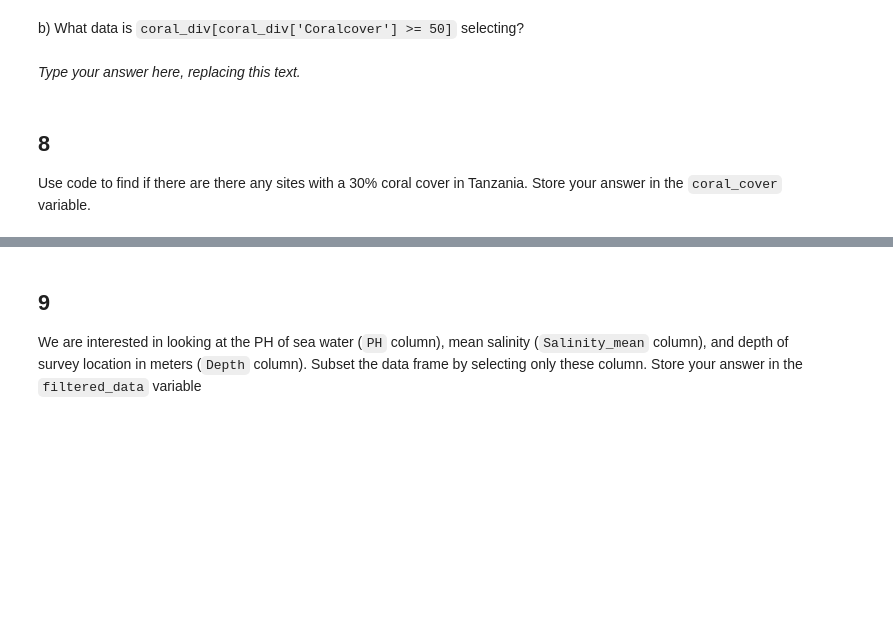
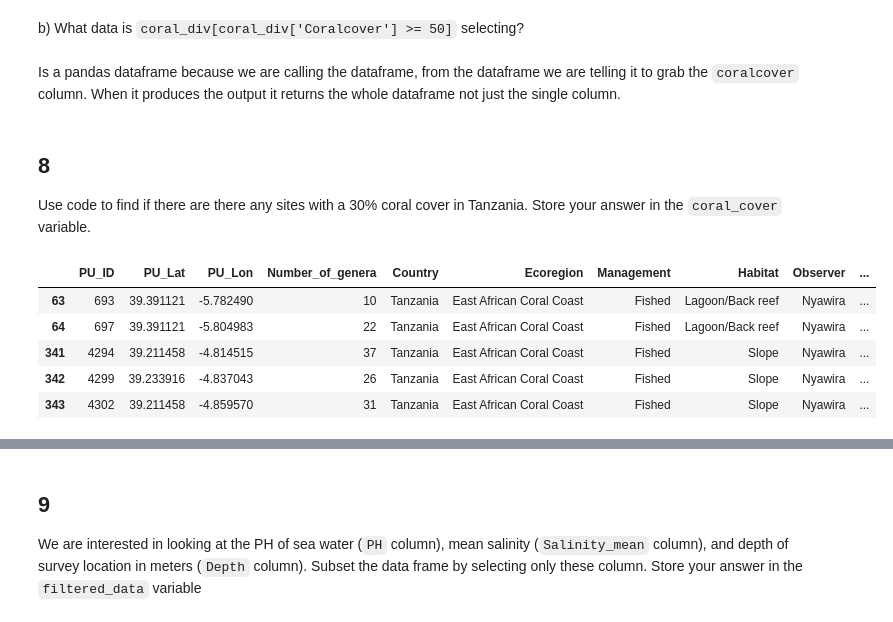
Before and after one commit to marietolteca00/eds220-hwk1, a Jupyter notebook: task2/hwk1-task2-corals.ipynb, the cells around one changed output, grey strips where cells are left out. Cells and saved outputs as stored; diff of their text form; code cells hidden in the pictures; blank space fills up the shorter version.

```diff
--- a/task2/hwk1-task2-corals.ipynb
+++ b/task2/hwk1-task2-corals.ipynb
@@ -92,6 +93,10 @@ q3_c results: All test cases passed!
 d. display the first 8 rows with all the column names. For this one, you will need to udpate a `pandas` option (HINT: check the first discussion section). Store your answer in the `first_8_rows` variable.
 # %%
 #d
+# To remove the three dots inbetween the columns
+pd.set_option("display.max.columns", None)
+
+
 first_8_rows = coral_div.head(8)
 # %%
 # View the dataframe
@@ -182,8 +196,8 @@ _Type your answer here, replacing this text._
 <!-- BEGIN QUESTION -->
 
 b) What data is `coral_div[coral_div['Coralcover'] >= 50]` selecting?
-# %% [markdown]
-_Type your answer here, replacing this text._
+# %% [markdown]
+Is a pandas dataframe because we are calling the dataframe, from the dataframe we are telling it to grab the `coralcover` column. When it produces the output it returns the whole dataframe not just the single column.
 # %% [markdown]
 <!-- END QUESTION -->
 
@@ -195,5 +207,14 @@ coral_cover = ...
+# %%
+coral_cover = coral_div[(coral_div['Coralcover'] == 30) & (coral_div['Country'] == 'Tanzania')]
 # %%
 # View the dataframe
-coral_cover
+coral_cover.head()
+# %% [output]
+|  | PU_ID | PU_Lat | PU_Lon | Number_of_genera | Country | Ecoregion | Management | Habitat | Observer | ... |
+| 63 | 693 | 39.391121 | -5.782490 | 10 | Tanzania | East African Coral Coast | Fished | Lagoon/Back reef | Nyawira | ... |
+| 64 | 697 | 39.391121 | -5.804983 | 22 | Tanzania | East African Coral Coast | Fished | Lagoon/Back reef | Nyawira | ... |
+| 341 | 4294 | 39.211458 | -4.814515 | 37 | Tanzania | East African Coral Coast | Fished | Slope | Nyawira | ... |
+| 342 | 4299 | 39.233916 | -4.837043 | 26 | Tanzania | East African Coral Coast | Fished | Slope | Nyawira | ... |
+| 343 | 4302 | 39.211458 | -4.859570 | 31 | Tanzania | East African Coral Coast | Fished | Slope | Nyawira | ... |
 # %%
 grader.check("q8")
```
Also changed, not shown: parts of 24 cells of this notebook.
